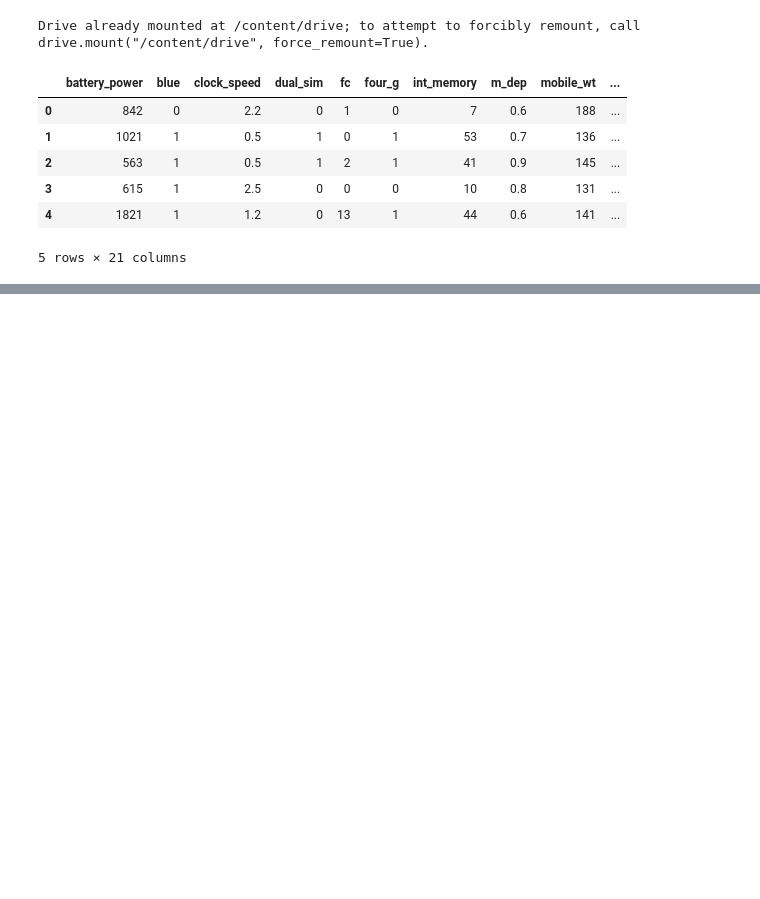
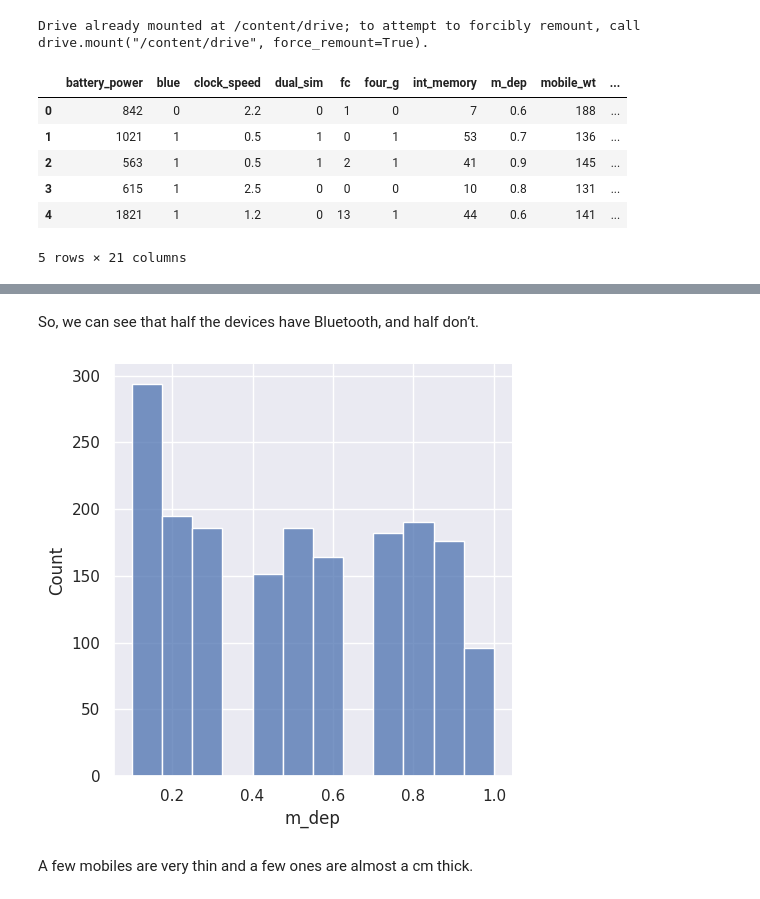
Before and after one commit to Navneet-Nicer/Mobile-Price-Prediction, a Jupyter notebook: Classification_Mobile_Price_Prediction3.ipynb, the cells around one changed output, grey strips where cells are left out. Cells and saved outputs as stored; diff of their text form; code cells hidden in the pictures; blank space fills up the shorter version.

```diff
--- a/Classification_Mobile_Price_Prediction3.ipynb
+++ b/Classification_Mobile_Price_Prediction3.ipynb
@@ -93,0 +150,11 @@ train_data.head()
+# %% [markdown]
+So, we can see that half the devices have Bluetooth, and half don’t.
+# %%
+# Next, we analyse the mobile depth (in cm).
+sns.set(rc={'figure.figsize':(5,5)})
+ax=sns.displot(data=train_data_f["m_dep"])
+plt.show()
+# %% [output]
+[figure, added]
+# %% [markdown]
+A few mobiles are very thin and a few ones are almost a cm thick.
```
Also changed, not shown: parts of 17 cells of this notebook.
